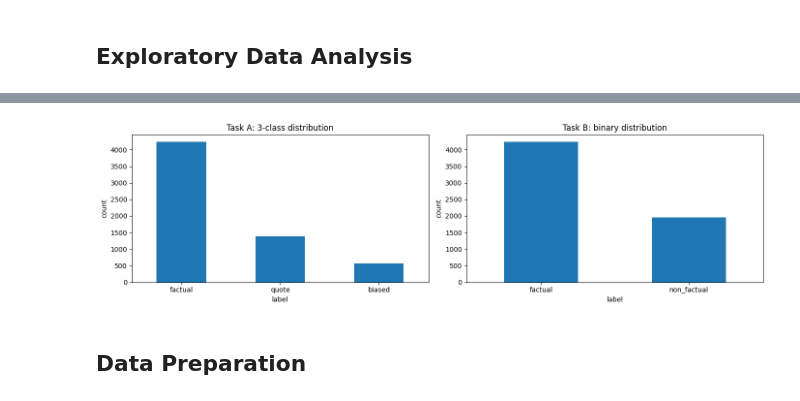
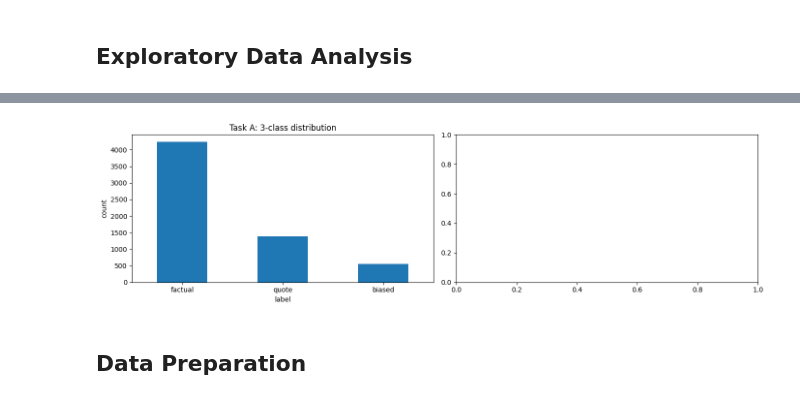
Before and after one commit to tomast100/PLN_Project, a Jupyter notebook: assignment_2.ipynb, the cells around one changed output, grey strips where cells are left out. Cells and saved outputs as stored; diff of their text form; code cells hidden in the pictures.

```diff
--- a/assignment_2.ipynb
+++ b/assignment_2.ipynb
@@ -177,42 +176,3 @@ We avoid aggressive stemming/lemmatization here because:
 1. the dataset is not extremely large,
 2. some wording choices may carry bias cues,
 3. simple normalization makes it easier to interpret model errors.
-# %%
-import re
-
-def clean_text(text: str) -> str:
-    text = str(text).lower()
-    text = text.replace("“", '"').replace("”", '"').replace("‘", "'").replace("’", "'")
-    text = re.sub(r"http\S+|www\.\S+", " ", text)
-    text = re.sub(r"\d+", " ", text)
-    text = re.sub(r"[^\w\sÀ-ÿ\"']", " ", text)
-    text = re.sub(r"_", " ", text)
-    text = re.sub(r"\s+", " ", text).strip()
-    return text
-
-
-for frame in (df_main, df_fact):
-    frame["text_clean"] = frame["sentences"].apply(clean_text)
-    frame["n_chars"] = frame["sentences"].astype(str).str.len()
-    frame["n_words"] = frame["text_clean"].str.split().str.len()
-    frame["n_double_quotes"] = (frame["sentences"].astype(str).str.replace("“", '"', regex=False).str.replace("”", '"', regex=False).str.count('"'))
-    frame["n_single_quotes"] = (frame["sentences"].astype(str).str.replace("‘", "'", regex=False).str.replace("’", "'", regex=False).str.count("'"))
-    frame["has_quotes"] = ((frame["n_double_quotes"] + frame["n_single_quotes"]) > 0).astype(int)
-
-main_label_map = {-1: "quote", 0: "factual", 1: "biased"}
-fact_label_map = {0: "factual", 1: "non_factual"}
-
-df_main["label"] = df_main["classe"].map(main_label_map)
-df_fact["label"] = df_fact["classe"].map(fact_label_map)
-
-display(
-    df_main[
-        ["sentences", "text_clean", "label", "has_quotes"]
-    ].head()
-)
-
-display(
-    df_augmented[
-        ["sentences", "label"]
-    ].head()
-)
@@ -245,20 +199,17 @@ Task B - Binary factuality label distribution:
 # %%
 fig, axes = plt.subplots(1, 2, figsize=(14, 4))
 
 df_main["label"].value_counts().plot(kind="bar", ax=axes[0], title="Task A: 3-class distribution")
 axes[0].set_xlabel("label")
 axes[0].set_ylabel("count")
 axes[0].tick_params(axis="x", rotation=0)
 
-df_fact["label"].value_counts().plot(kind="bar", ax=axes[1], title="Task B: binary distribution")
-axes[1].set_xlabel("label")
-axes[1].set_ylabel("count")
-axes[1].tick_params(axis="x", rotation=0)
+
 
 plt.tight_layout()
 plt.show()
 # %% [output]
-[figure, old version]
+[figure, new version]
 # %% [markdown]
 ## Data Preparation
 # %%
```
Also changed, not shown: parts of 17 cells of this notebook.
